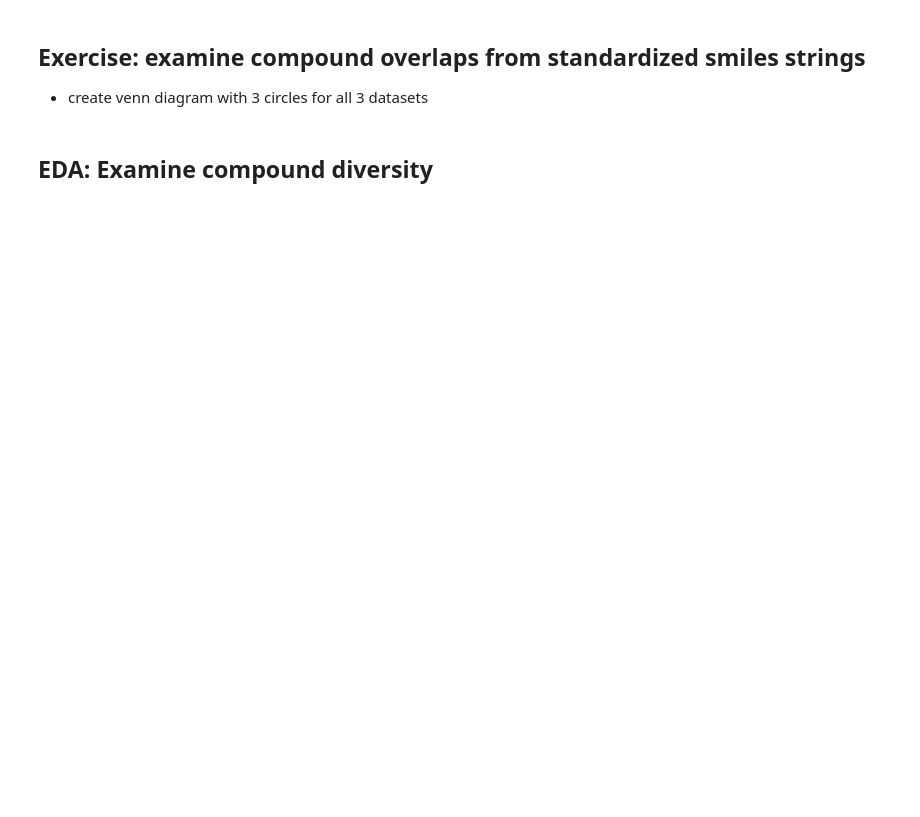
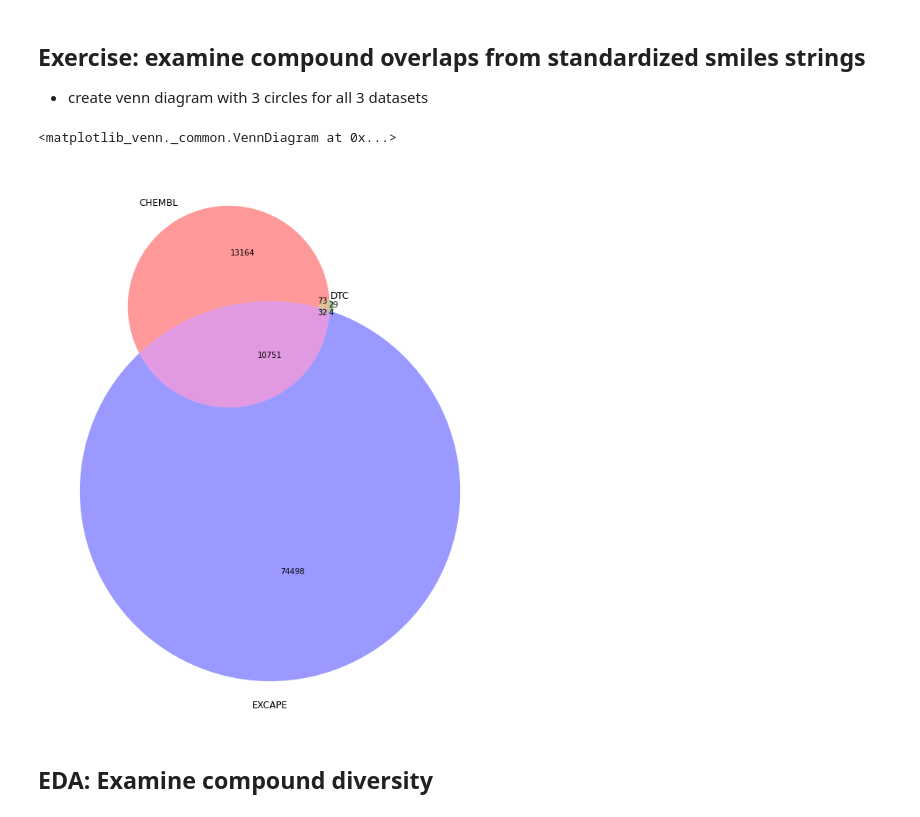
Before and after one commit to fanroyi/E4511-2021-Fan, a Jupyter notebook: CYP2C9_EDA_students.ipynb, the cells around one changed output. Saved outputs shown, nothing was run; the diff lists cells and outputs as text; code cells hidden in the pictures; blank space fills up the shorter version.

```diff
--- a/CYP2C9_EDA_students.ipynb
+++ b/CYP2C9_EDA_students.ipynb
@@ -589,3 +671,9 @@ chembl=chembl[~chembl.base_rdkit_smiles.isna()]
 - what do you notice about the number of unique smiles strings before and after standardization?
 - what does this mean for the nature of the compounds in a given dataset?
 - hint: look at chemical identifiers that have the same base_rdkit_smiles, and the 'DB' column in excape
+# %%
+excape['base_rdkit_smiles'] = excape.SMILES.apply(curate_data.base_smiles_from_smiles)
+print(len(excape.SMILES))
+print(len(excape.SMILES.unique()))
+print(len(excape.base_rdkit_smiles.unique()))
+# some rdkit smiles correspond to different smiles
@@ -591,0 +705,11 @@ chembl=chembl[~chembl.base_rdkit_smiles.isna()]
+# %%
+# drop empty rdkit smilees for excape and dtc
+excape=excape.replace('',np.nan)
+excape=excape[~excape.base_rdkit_smiles.isna()] # DROP ALL EMPTY rdkitsmiles
+# %%
+dtc['base_rdkit_smiles'] = dtc.SMILES.apply(curate_data.base_smiles_from_smiles)
+dtc=dtc.replace('',np.nan)
+dtc=dtc[~dtc.base_rdkit_smiles.isna()]
+print(len(dtc.SMILES))
+print(len(dtc.SMILES.unique()))
+print(len(dtc.base_rdkit_smiles.unique()))
@@ -598,5 +730,11 @@ excape.to_csv("/content/drive/MyDrive/Columbia_E4511/HTR3A_Excape_SMILES.csv")
 # %% [markdown]
 ## Exercise: examine compound overlaps from standardized smiles strings
 - create venn diagram with 3 circles for all 3 datasets
+# %%
+plt.figure(figsize=(13,13))
+venn3([set(chembl.base_rdkit_smiles),set(dtc.base_rdkit_smiles),set(excape.base_rdkit_smiles)],set_labels=['CHEMBL','DTC','EXCAPE'])
+# %% [output]
+<matplotlib_venn._common.VennDiagram at 0x...>
+[figure, added]
 # %% [markdown]
 ## EDA: Examine compound diversity
```
Also changed, not shown: parts of 25 cells of this notebook.
